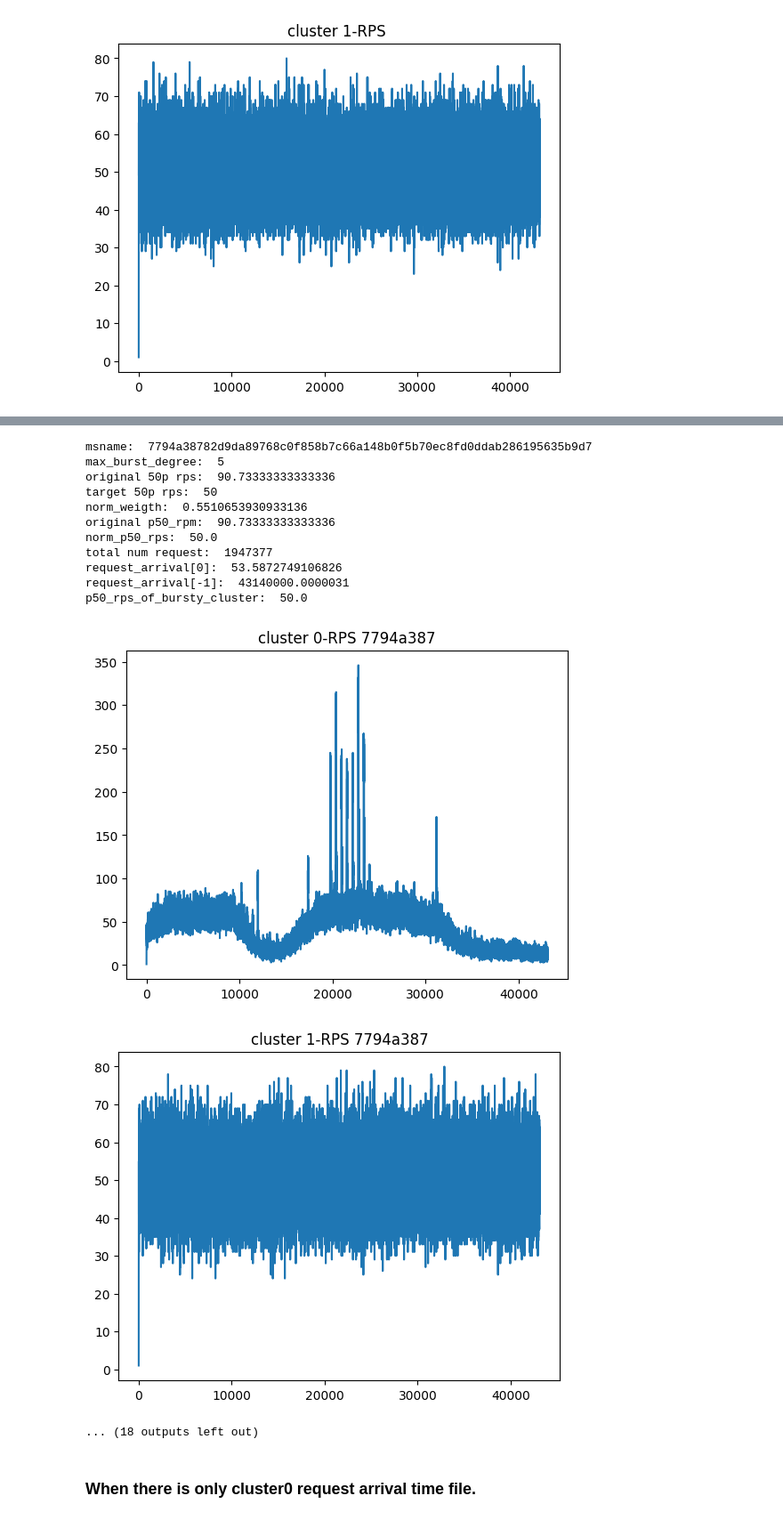
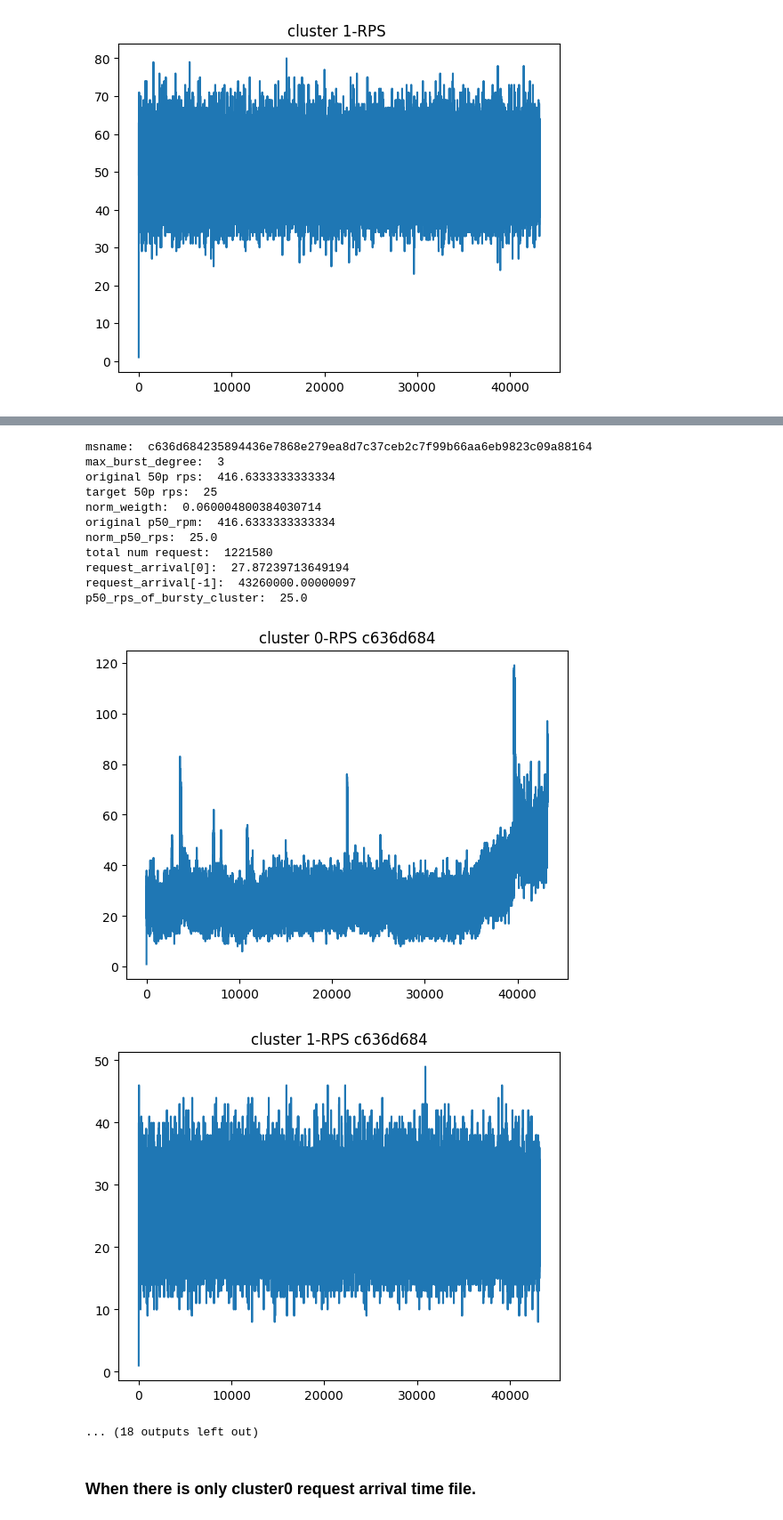
Before and after one commit to netarch/slate-sim, a Jupyter notebook: parser/parser_3.ipynb, the cells around one changed output, grey strips where cells are left out. Shown at 89% size. Saved outputs shown, nothing was run; the diff lists cells and outputs as text; code cells hidden in the pictures.

Commit message:
New plots, EWMA

```diff
--- a/parser/parser_3.ipynb
+++ b/parser/parser_3.ipynb
@@ -192,7 +192,7 @@ def new_generate_workload_from_alibaba_trace(rpm, title=""):
         return [x*norm_weight for x in rps_list]
 
     p50_rpm = np.percentile(rpm, 50) # NOTE: Hardcoded. Apparently, 2 percentile is not p50.
-    c0_norm_rps_list = normalize(rpm, 50)
+    c0_norm_rps_list = normalize(rpm, 25)
     c0_norm_p10_rps = np.percentile(c0_norm_rps_list, 10)
     c0_norm_p50_rps = np.percentile(c0_norm_rps_list, 50)
     print("original p50_rpm: ", p50_rpm)
@@ -247,11 +247,11 @@ p50_rps_of_bursty_cluster:  50.0
 idx = [738
         ,443
         ,583
-        ,101
-        ,293
+        ,152
+        ,31
         ,57
-        ,870
-        ,215
+        ,875
+        ,218
         ,82
         ,713]
 for i in idx:
@@ -266,7 +266,6 @@ for i in idx:
     rpm = svc_per_line_df.loc[i,"li"]
     rpm = series_string_to_list(rpm)
     c0_request_arrival, c1_request_arrival = new_generate_workload_from_alibaba_trace(rpm, msname[:8])
-    # if False: # toggle it if you want to write request arrival time in file
     if True: # toggle it if you want to write request arrival time in file
         fn_0 = "new_request_arrival_time_clsuter_0-"+msname[:8]+"-"+str(max_burst_degree)+".txt"
         fn_1 = "new_request_arrival_time_clsuter_1-"+msname[:8]+"-"+str(max_burst_degree)+".txt"
@@ -316,16 +315,16 @@ p50_rps_of_bursty_cluster:  50.0
-msname:  7794a38782d9da89768c0f858b7c66a148b0f5b70ec8fd0ddab286195635b9d7
-max_burst_degree:  5
-original 50p rps:  90.73333333333336
-target 50p rps:  50
-norm_weigth:  0.5510653930933136
-original p50_rpm:  90.73333333333336
-norm_p50_rps:  50.0
-total num request:  1947377
-request_arrival[0]:  53.5872749106826
-request_arrival[-1]:  43140000.0000031
-p50_rps_of_bursty_cluster:  50.0
+msname:  c636d684235894436e7868e279ea8d7c37ceb2c7f99b66aa6eb9823c09a88164
+max_burst_degree:  3
+original 50p rps:  416.6333333333334
+target 50p rps:  25
+norm_weigth:  0.060004800384030714
+original p50_rpm:  416.6333333333334
+norm_p50_rps:  25.0
+total num request:  1221580
+request_arrival[0]:  27.87239713649194
+request_arrival[-1]:  43260000.00000097
+p50_rps_of_bursty_cluster:  25.0
-[figure, old version]
+[figure, new version]
-[figure, old version]
+[figure, new version]
 ... (18 outputs left out)
 # %% [markdown]
 ### When there is only cluster0 request arrival time file.
```
Also changed, not shown: parts of 1 cell of this notebook, 1 other file.
